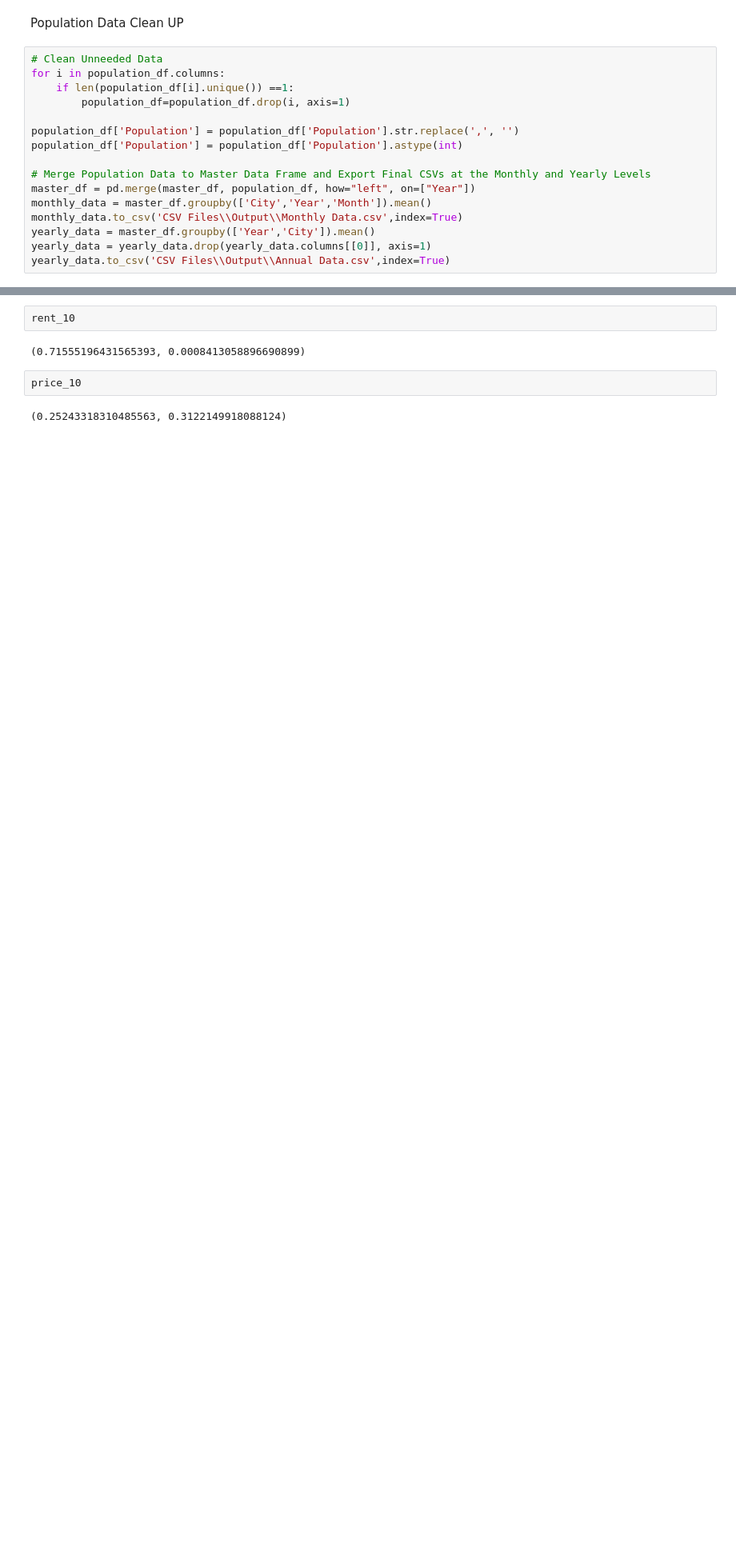
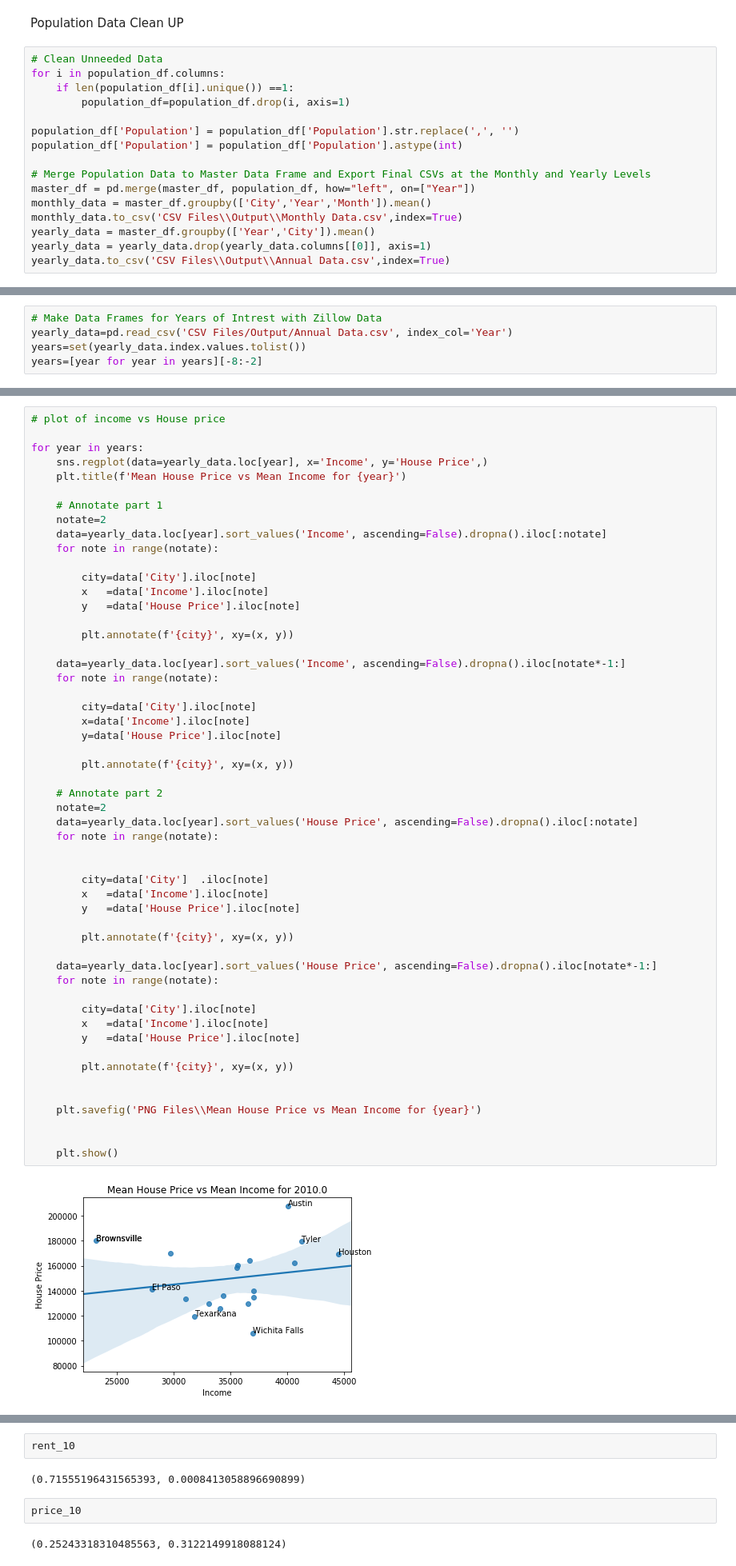
Before and after one commit to mikebarajas/Zillow_Data_Analysis, a Jupyter notebook: Texas Zillow Data Analysis.ipynb, the cells around one changed output, grey strips where cells are left out. Shown: that part at 80% size. Saved outputs shown, nothing was run; the diff lists cells and outputs as text; blank space fills up the shorter version.

Commit message:
Added Naser's Scatter plot code, need to clean up a bit but this

```diff
--- a/Master_Data_Frame.ipynb
+++ b/Texas Zillow Data Analysis.ipynb
@@ -194,3 +195,8 @@ for data in yearly_data:
 [figure]
 [figure]
 [figure]
+# %%
+# Make Data Frames for Years of Intrest with Zillow Data
+yearly_data=pd.read_csv('CSV Files/Output/Annual Data.csv', index_col='Year')
+years=set(yearly_data.index.values.tolist())
+years=[year for year in years][-8:-2]
@@ -196,0 +207,55 @@ for data in yearly_data:
+# %%
+# plot of income vs House price
+
+for year in years:
+    sns.regplot(data=yearly_data.loc[year], x='Income', y='House Price',)
+    plt.title(f'Mean House Price vs Mean Income for {year}')
+
+    # Annotate part 1
+    notate=2
+    data=yearly_data.loc[year].sort_values('Income', ascending=False).dropna().iloc[:notate]
+    for note in range(notate):
+
+        city=data['City'].iloc[note]
+        x   =data['Income'].iloc[note]
+        y   =data['House Price'].iloc[note]
+
+        plt.annotate(f'{city}', xy=(x, y))
+
+    data=yearly_data.loc[year].sort_values('Income', ascending=False).dropna().iloc[notate*-1:]
+    for note in range(notate):
+
+        city=data['City'].iloc[note]
+        x=data['Income'].iloc[note]
+        y=data['House Price'].iloc[note]
+
+        plt.annotate(f'{city}', xy=(x, y))
+
+    # Annotate part 2
+    notate=2
+    data=yearly_data.loc[year].sort_values('House Price', ascending=False).dropna().iloc[:notate]
+    for note in range(notate):
+
+
+        city=data['City']  .iloc[note]
+        x   =data['Income'].iloc[note]
+        y   =data['House Price'].iloc[note]
+
+        plt.annotate(f'{city}', xy=(x, y))
+
+    data=yearly_data.loc[year].sort_values('House Price', ascending=False).dropna().iloc[notate*-1:]
+    for note in range(notate):
+
+        city=data['City'].iloc[note]
+        x   =data['Income'].iloc[note]
+        y   =data['House Price'].iloc[note]
+
+        plt.annotate(f'{city}', xy=(x, y))
+
+
+    plt.savefig('PNG Files\\Mean House Price vs Mean Income for {year}')
+
+
+    plt.show()
+# %% [output]
+[figure, added]
```
Also changed, not shown: parts of 14 cells of this notebook, 2 other files.
